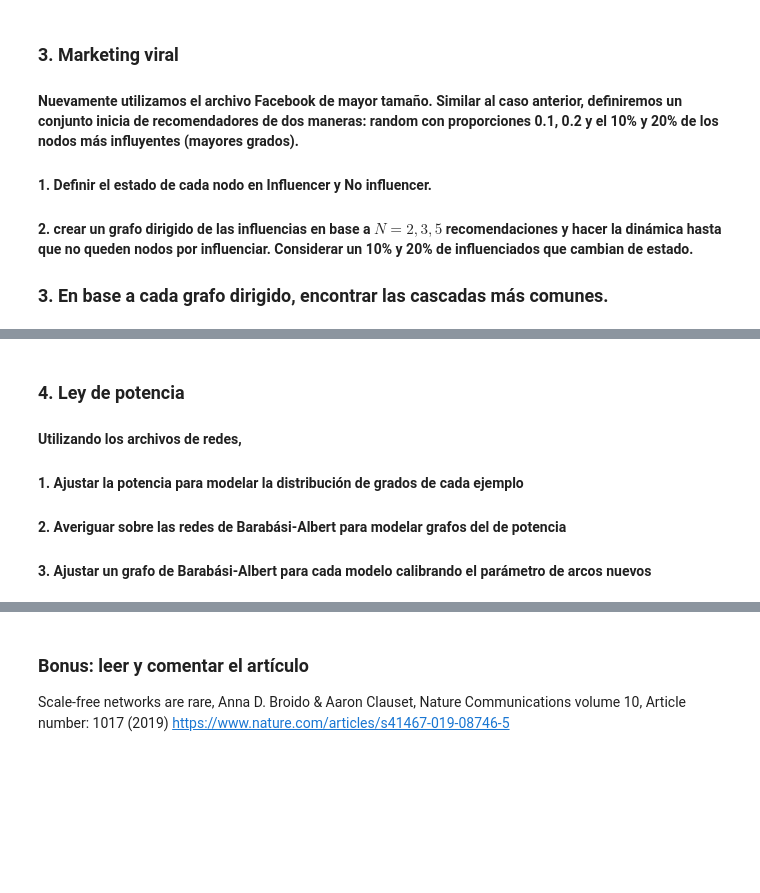
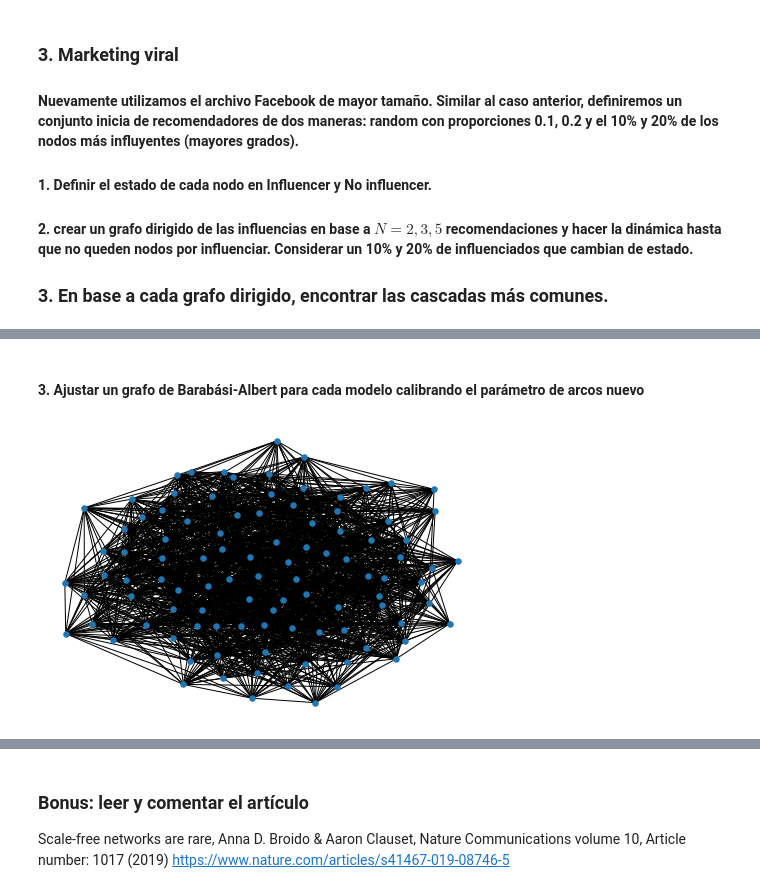
Before and after one commit to ncarrillo93/ComputatinalAnalisisNetwork, a Jupyter notebook: Tarea 1/Trabajo_1.ipynb, the cells around one changed output, grey strips where cells are left out. Drawn from its saved outputs; the diff is of its cells as text; code cells hidden in the pictures; blank space fills up the shorter version.

```diff
--- a/Tarea 1/Trabajo_1.ipynb
+++ b/Tarea 1/Trabajo_1.ipynb
@@ -167,7 +160,21 @@ ConfigurationException: {'message': 'Missing mandatory model parameter(s)', 'par
 # %% [markdown]
-
-### 4. Ley de potencia
-#### Utilizando los archivos de redes,
-#### 1. Ajustar la potencia para modelar la distribución de grados de cada ejemplo
-#### 2. Averiguar sobre las redes de Barabási-Albert para modelar grafos del de potencia
-#### 3. Ajustar un grafo de Barabási-Albert para cada modelo calibrando el parámetro de arcos nuevos
+#### 3. Ajustar un grafo de Barabási-Albert para cada modelo calibrando el parámetro de arcos nuevo
+# %%
+import networkx as nx
+Facebook1 = nx.read_edgelist("Facebook_reducido/Facebook100.txt")
+
+n = nx.number_of_nodes(Facebook1)
+k = round((sum(deg for n,deg in nx.degree(Facebook1)) / n))
+p=0.3
+seed = 123
+edge = 1 #Numero de conexiones que puede tener un nodo
+
+ER  = nx.erdos_renyi_graph(n,p,seed,directed=False)
+WS  = nx.watts_strogatz_graph(n,k,p,seed)
+NWS = nx.newman_watts_strogatz_graph(n,k,p,seed)
+
+BA = nx.barabasi_albert_graph(n,1,seed)
+# %%
+nx.draw(ER,node_size=30)
+# %% [output]
+[figure, added]
```
Also changed, not shown: parts of 9 cells of this notebook.
